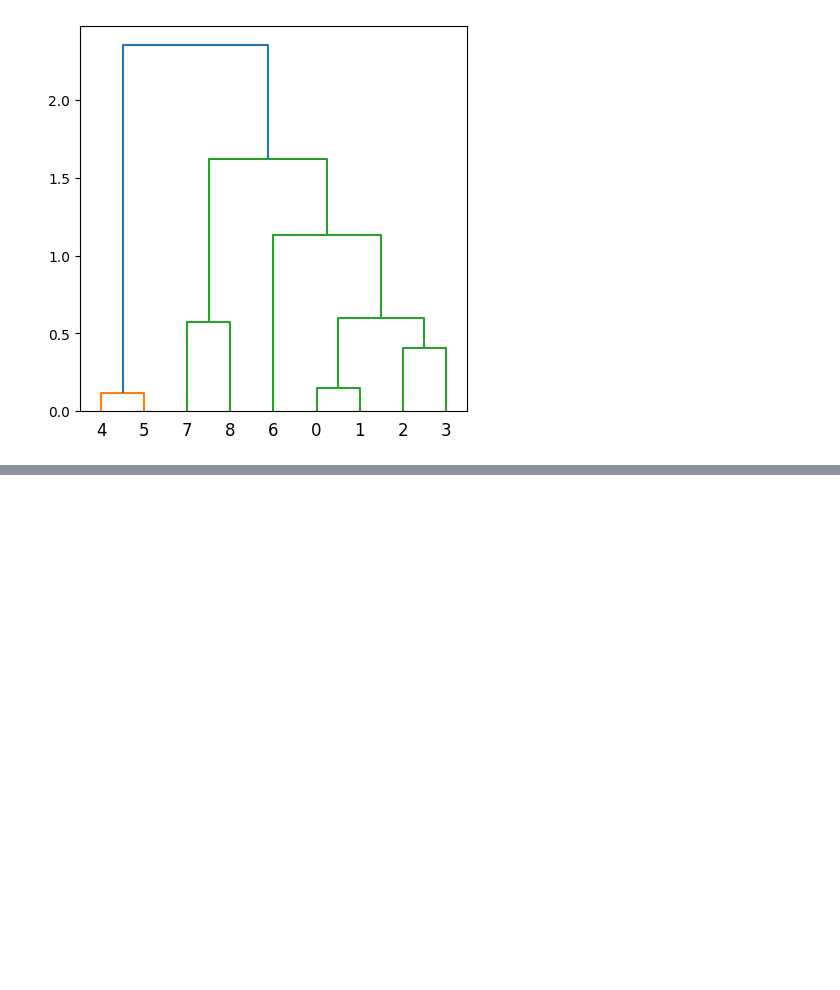
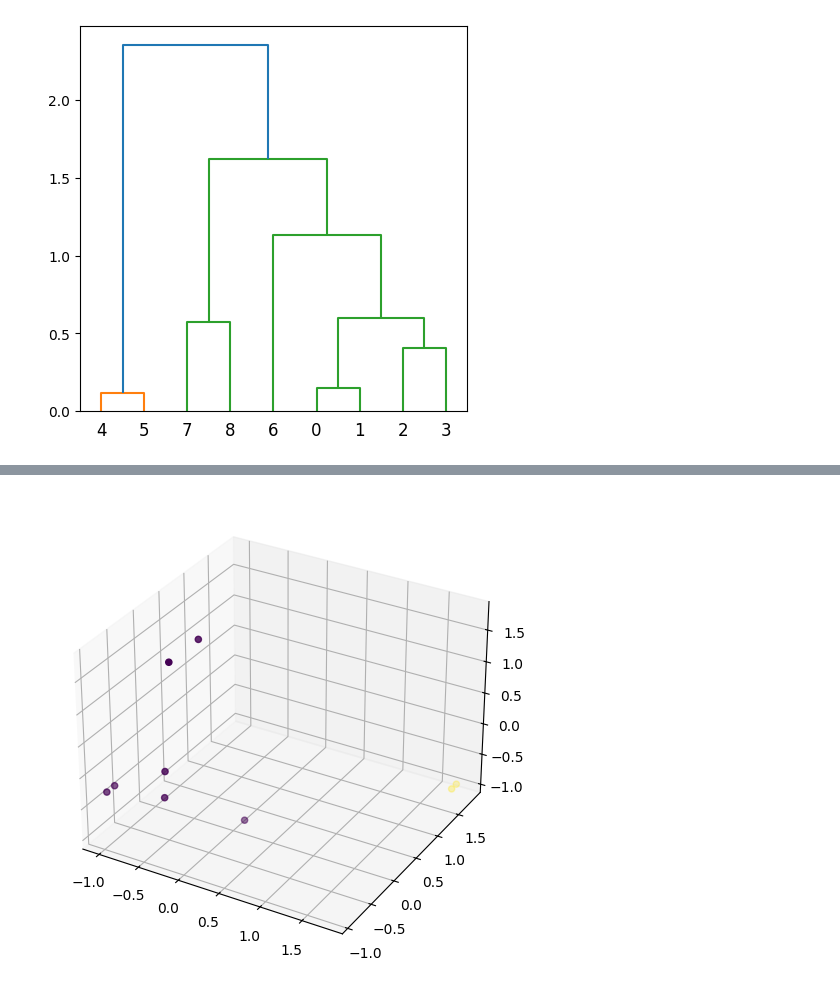
Before and after one commit to savindumahasen/Credict-Card-Fraud-Detection, a Jupyter notebook: creditcardfrauddetection.ipynb, the cells around one changed output, grey strips where cells are left out. Saved outputs shown, nothing was run; the diff lists cells and outputs as text; code cells hidden in the pictures; blank space fills up the shorter version.

```diff
--- a/creditcardfrauddetection.ipynb
+++ b/creditcardfrauddetection.ipynb
@@ -919,0 +956,17 @@ plt.show()
+# %%
+from mpl_toolkits.mplot3d import Axes3D
+import matplotlib.pyplot as plt
+
+fig = plt.figure(figsize=(8, 6))
+ax = fig.add_subplot(111, projection='3d')
+
+ax.scatter(
+    scaled_result_pd.iloc[:, 0],
+    scaled_result_pd.iloc[:, 1],
+    scaled_result_pd.iloc[:, 2],
+    c=acl.labels_
+)
+
+plt.show()
+# %% [output]
+[figure, added]
```
Also changed, not shown: parts of 7 cells of this notebook.
